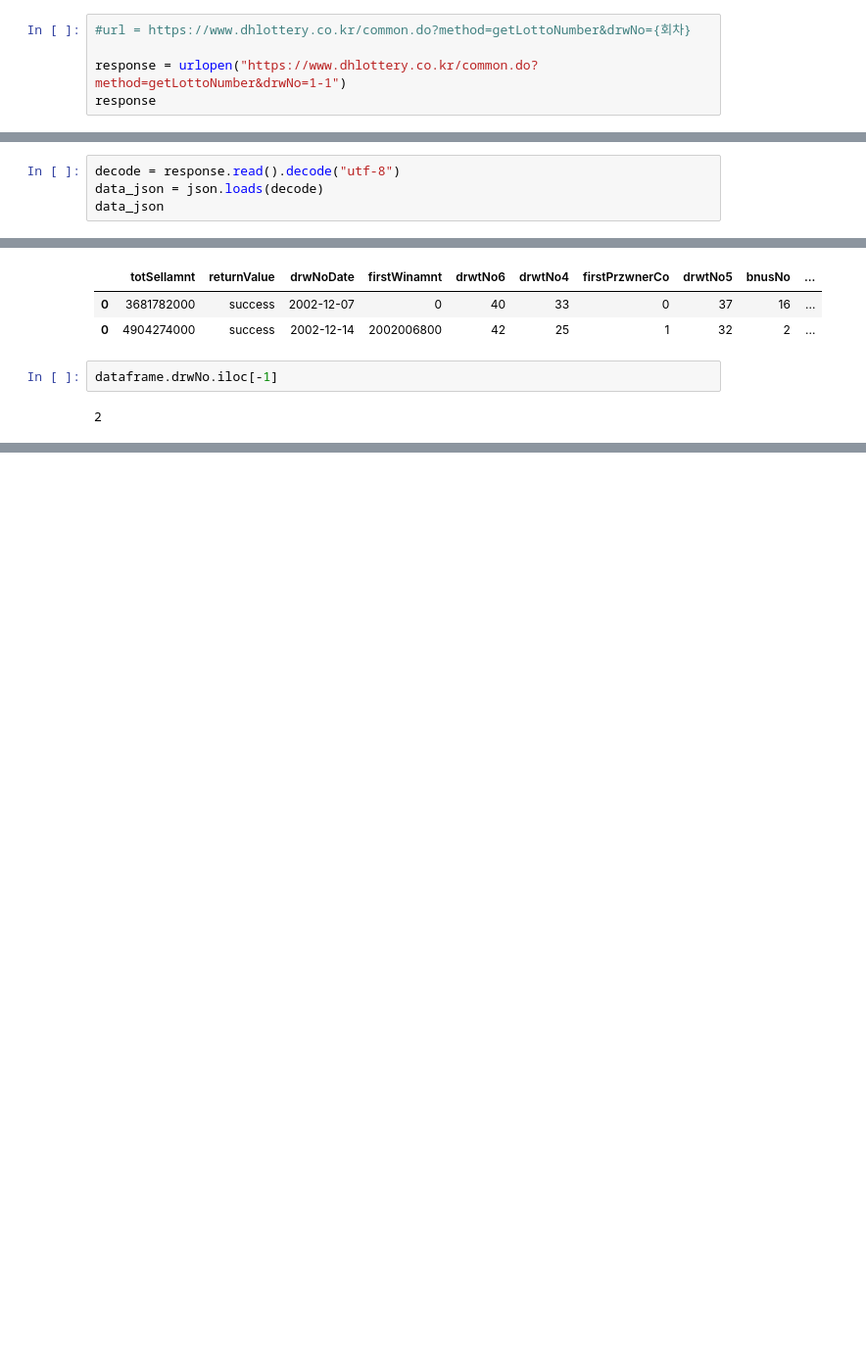
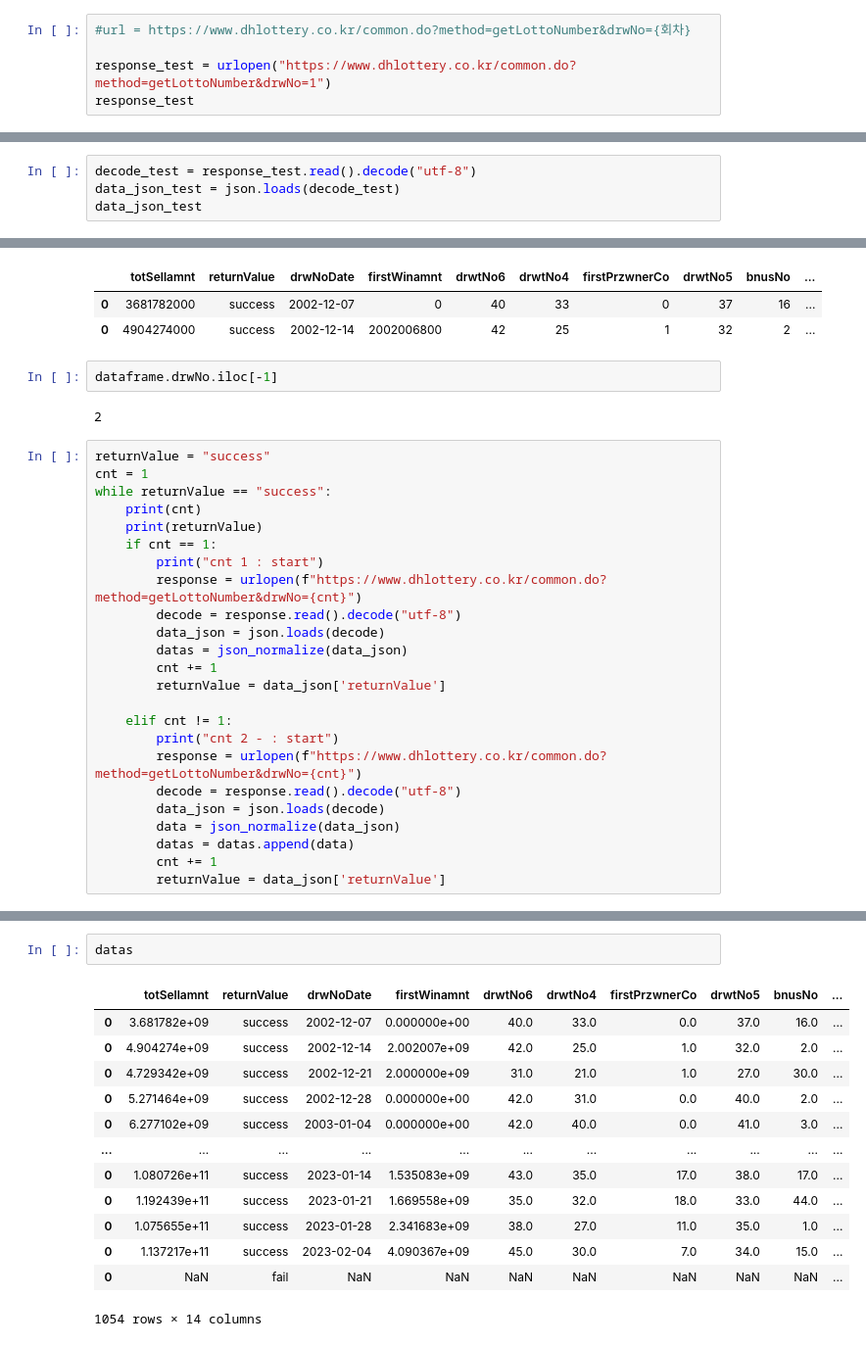
Before and after one commit to obilige/lotto, a Jupyter notebook: analysis.ipynb, the cells around one changed output, grey strips where cells are left out. Shown at 98% size. Saved outputs shown, nothing was run; the diff lists cells and outputs as text; blank space fills up the shorter version.

```diff
--- a/analysis.ipynb
+++ b/analysis.ipynb
@@ -25,12 +25,12 @@ import os.path
 # %%
 #url = https://www.dhlottery.co.kr/common.do?method=getLottoNumber&drwNo={회차}
 
-response = urlopen("https://www.dhlottery.co.kr/common.do?method=getLottoNumber&drwNo=1-1")
-response
+response_test = urlopen("https://www.dhlottery.co.kr/common.do?method=getLottoNumber&drwNo=1")
+response_test
 # %% [output]
 <http.client.HTTPResponse at 0x...>
 # %%
-decode = response.read().decode("utf-8")
-data_json = json.loads(decode)
-data_json
+decode_test = response_test.read().decode("utf-8")
+data_json_test = json.loads(decode_test)
+data_json_test
 # %% [output]
@@ -70,3 +87,27 @@ dataframe
 dataframe.drwNo.iloc[-1]
 # %% [output]
 2
+# %%
+returnValue = "success"
+cnt = 1
+while returnValue == "success":
+    print(cnt)
+    print(returnValue)
+    if cnt == 1:
+        print("cnt 1 : start")
+        response = urlopen(f"https://www.dhlottery.co.kr/common.do?method=getLottoNumber&drwNo={cnt}")
+        decode = response.read().decode("utf-8")
+        data_json = json.loads(decode)
+        datas = json_normalize(data_json)
+        cnt += 1
+        returnValue = data_json['returnValue']
+
+    elif cnt != 1:
+        print("cnt 2 - : start")
+        response = urlopen(f"https://www.dhlottery.co.kr/common.do?method=getLottoNumber&drwNo={cnt}")
+        decode = response.read().decode("utf-8")
+        data_json = json.loads(decode)
+        data = json_normalize(data_json)
+        datas = datas.append(data)
+        cnt += 1
+        returnValue = data_json['returnValue']
@@ -73,3 +132,19 @@ dataframe.drwNo.iloc[-1]
+# %%
+datas
+# %% [output]
+|  | totSellamnt | returnValue | drwNoDate | firstWinamnt | drwtNo6 | drwtNo4 | firstPrzwnerCo | drwtNo5 | bnusNo | ... |
+| 0 | 3.681782e+09 | success | 2002-12-07 | 0.000000e+00 | 40.0 | 33.0 | 0.0 | 37.0 | 16.0 | ... |
+| 0 | 4.904274e+09 | success | 2002-12-14 | 2.002007e+09 | 42.0 | 25.0 | 1.0 | 32.0 | 2.0 | ... |
+| 0 | 4.729342e+09 | success | 2002-12-21 | 2.000000e+09 | 31.0 | 21.0 | 1.0 | 27.0 | 30.0 | ... |
+| 0 | 5.271464e+09 | success | 2002-12-28 | 0.000000e+00 | 42.0 | 31.0 | 0.0 | 40.0 | 2.0 | ... |
+| 0 | 6.277102e+09 | success | 2003-01-04 | 0.000000e+00 | 42.0 | 40.0 | 0.0 | 41.0 | 3.0 | ... |
+| ... | ... | ... | ... | ... | ... | ... | ... | ... | ... | ... |
+| 0 | 1.080726e+11 | success | 2023-01-14 | 1.535083e+09 | 43.0 | 35.0 | 17.0 | 38.0 | 17.0 | ... |
+| 0 | 1.192439e+11 | success | 2023-01-21 | 1.669558e+09 | 35.0 | 32.0 | 18.0 | 33.0 | 44.0 | ... |
+| 0 | 1.075655e+11 | success | 2023-01-28 | 2.341683e+09 | 38.0 | 27.0 | 11.0 | 35.0 | 1.0 | ... |
+| 0 | 1.137217e+11 | success | 2023-02-04 | 4.090367e+09 | 45.0 | 30.0 | 7.0 | 34.0 | 15.0 | ... |
+| 0 | NaN | fail | NaN | NaN | NaN | NaN | NaN | NaN | NaN | ... |
+1054 rows × 14 columns
 # %%
 # 1회차부터 수집해 returnValue가 False일 때까지 수집해 DF으로 만들고 CSV로 저장
 def get_data():
```
Also changed, not shown: parts of 11 cells of this notebook, 1 other file.
